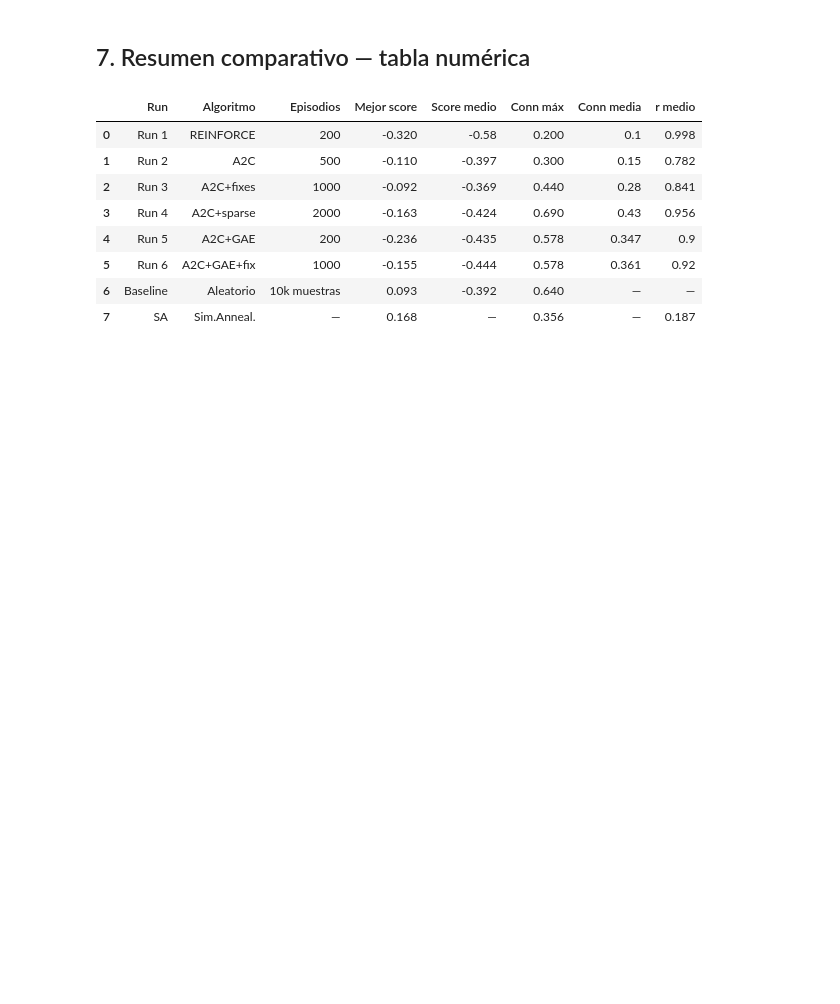
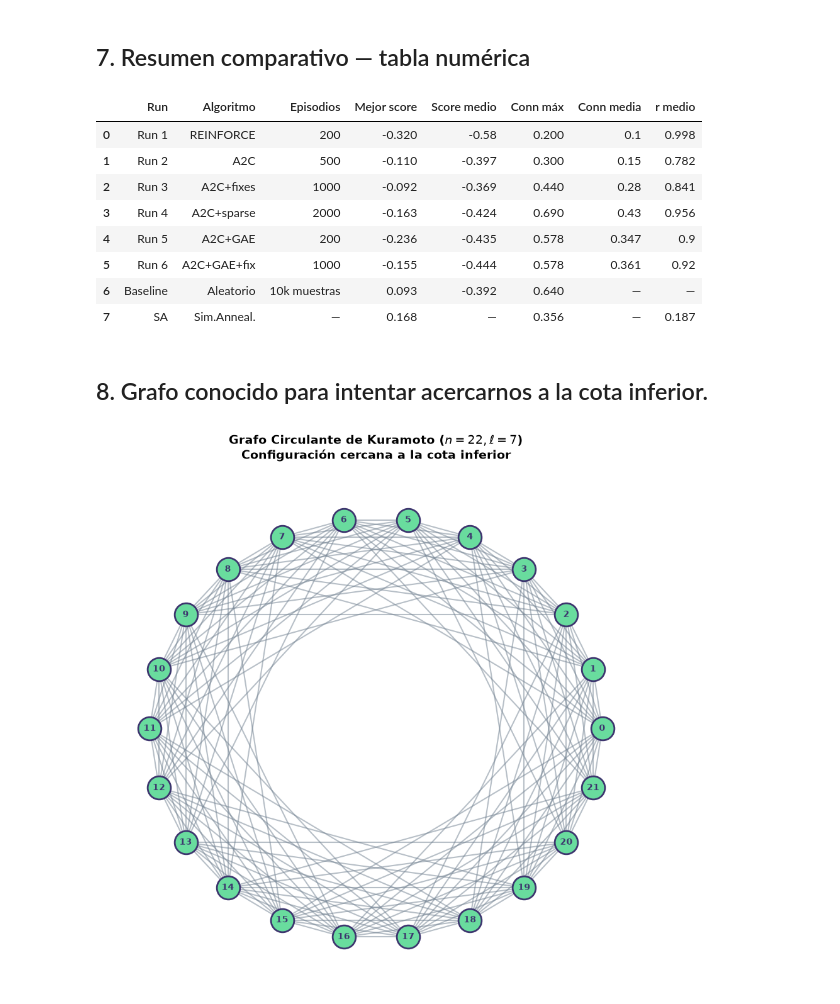
Before and after one commit to Agusschajris/Investigathon-2026, a Jupyter notebook: analisis/resultados_runs.ipynb, the cells around one changed output. Saved outputs shown, nothing was run; the diff lists cells and outputs as text; code cells hidden in the pictures; blank space fills up the shorter version.

Commit message:
Gráfico del grafo de la RUN 8

```diff
--- a/analisis/resultados_runs.ipynb
+++ b/analisis/resultados_runs.ipynb
@@ -271,3 +271,70 @@ df
 | 5 | Run 6 | A2C+GAE+fix | 1000 | -0.155 | -0.444 | 0.578 | 0.361 | 0.92 |
 | 6 | Baseline | Aleatorio | 10k muestras | 0.093 | -0.392 | 0.640 | — | — |
 | 7 | SA | Sim.Anneal. | — | 0.168 | — | 0.356 | — | 0.187 |
+# %% [markdown]
+## 8. Grafo conocido para intentar acercarnos a la cota inferior.
+# %%
+import matplotlib.pyplot as plt
+import networkx as nx
+import numpy as np
+
+# 1. Definición del grafo basado en los parámetros conocidos (n = 22, l = 7)[cite: 1]
+n, l = 22, 7
+A = np.zeros((n, n), dtype=int)
+for j in range(n):
+  for s in range(1, l + 1):
+    A[j, (j + s) % n] = 1
+    A[j, (j - s) % n] = 1
+
+# 2. Crear el objeto grafo de NetworkX a partir de la matriz de adyacencia
+G = nx.from_numpy_array(A)
+
+# 3. Configurar el tamaño de la ventana gráfica
+plt.figure(figsize=(9, 9), facecolor="white")
+
+# Usar un layout circular para destacar la simetría del grafo circulante
+pos = nx.circular_layout(G)
+
+# 4. Dibujar los elementos con estilo profesional ("que quede lindo")
+# - Aristas (edges): con un gris sutil y transparencia (alpha) para no saturar
+nx.draw_networkx_edges(
+    G, pos, edge_color="#708090", width=1.5, alpha=0.5, style="solid"
+)
+
+# - Nodos: con un color atractivo, bordes definidos y tamaño adecuado
+nx.draw_networkx_nodes(
+    G,
+    pos,
+    node_color="#69DC9E",  # Azul moderno
+    node_size=700,
+    edgecolors="#3D356E",  # Borde más oscuro para contraste
+    linewidths=2.0,
+)
+
+# - Etiquetas (labels): números de nodos en blanco y negrita para legibilidad
+nx.draw_networkx_labels(
+    G,
+    pos,
+    font_size=10,
+    font_color="#3D356E",
+    font_weight="bold",
+    font_family="sans-serif",
+)
+
+# 5. Detalles estéticos adicionales
+plt.title(
+    f"Grafo Circulante de Kuramoto ($n = {n}, \ell = {l}$)\n"
+    r"Configuración cercana a la cota inferior",
+    fontsize=14,
+    fontweight="bold",
+    pad=20,
+)
+
+# Ocultar los ejes cartesianos de matplotlib
+plt.axis("off")
+plt.tight_layout()
+
+# 6. Mostrar el gráfico
+plt.show()
+# %% [output]
+[figure, added]
```
